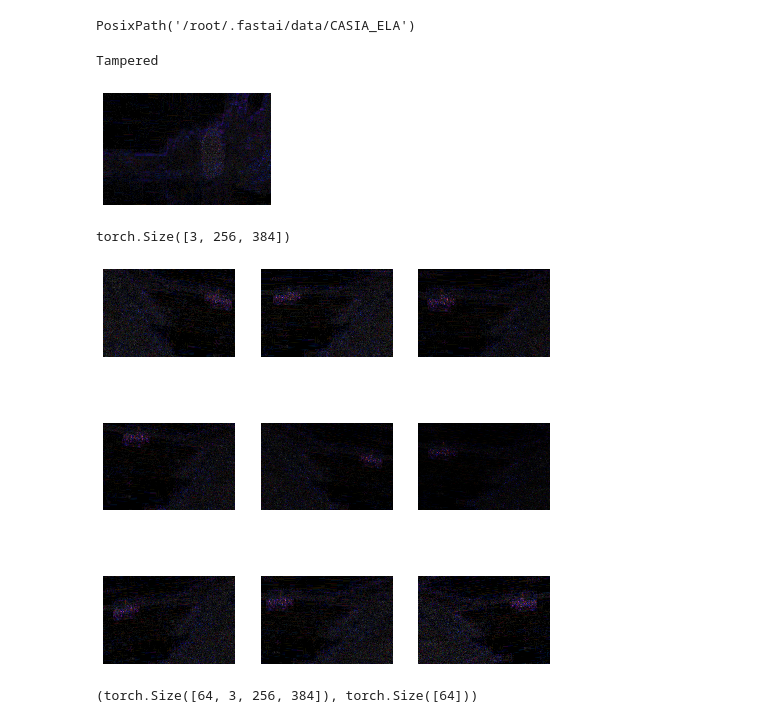
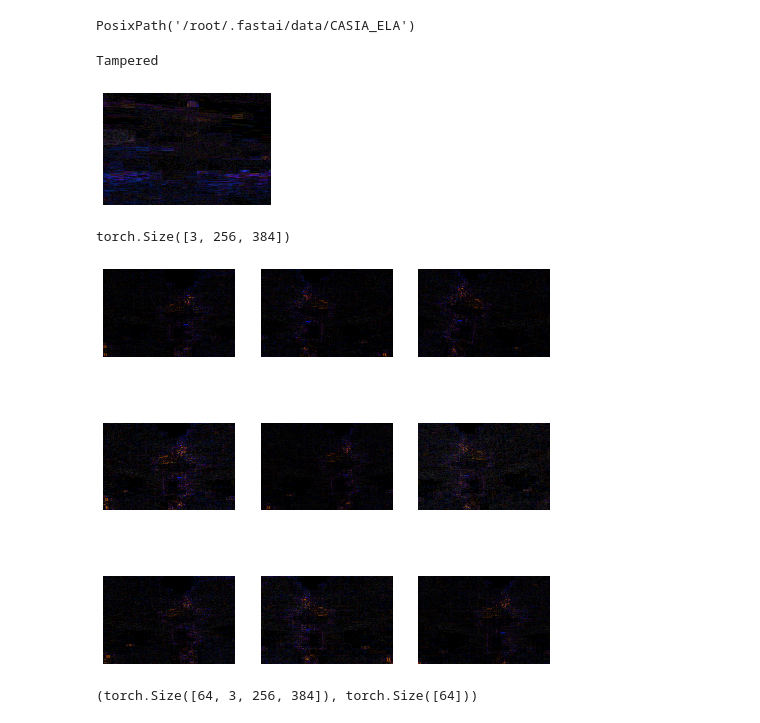
Before and after one commit to Tiago4k/Sherlock, a Jupyter notebook: ML_Notebooks/Fastai - Experiment 6.ipynb, the cells around one changed output. Cells and saved outputs as stored; diff of their text form; code cells hidden in the pictures.

```diff
--- a/ML_Notebooks/Fastai - Experiment 6.ipynb
+++ b/ML_Notebooks/Fastai - Experiment 6.ipynb
@@ -79,29 +82,29 @@ path_to_test = Path("/root/.fastai/data/Test")
 test = ImageList.from_folder(path_to_test)
 # %%
-tfms = get_transforms([*rand_pad(padding=3, size=24, mode='zeros')], [])
+tfms = get_transforms([*rand_pad(padding=3, size=28, mode='reflection')], [])
 size = (256, 384)
 # %%
 src = (ImageList.from_folder(path)
                          .split_by_folder(train='Train', valid='Valid')
                          .label_from_folder())
 # %%
-data = src.transform(tfms=tfms, size=size, resize_method=ResizeMethod.SQUISH).databunch(bs=64, num_workers=4).normalize(imagenet_stats)
+data = src.transform(tfms=tfms, size=size, resize_method=ResizeMethod.SQUISH).databunch(bs=38).normalize(imagenet_stats)
 # %%
-x,y = data.train_ds[777]
+x,y = data.train_ds[61]
 x.show()
 print(y)
 # %% [output]
 Tampered
-[figure, old version]
+[figure, new version]
 # %%
 x.shape
 # %% [output]
 torch.Size([3, 256, 384])
 # %%
-def _plot(i,j,ax): data.train_ds[884][0].show(ax, cmap='gray')
+def _plot(i,j,ax): data.train_ds[45][0].show(ax, cmap='gray')
 plot_multi(_plot, 3, 3, figsize=(8,8))
 # %% [output]
-[figure, old version]
+[figure, new version]
 # %%
 xb,yb = data.one_batch()
 xb.shape,yb.shape
```
Also changed, not shown: parts of 25 cells of this notebook, 12 other files.
